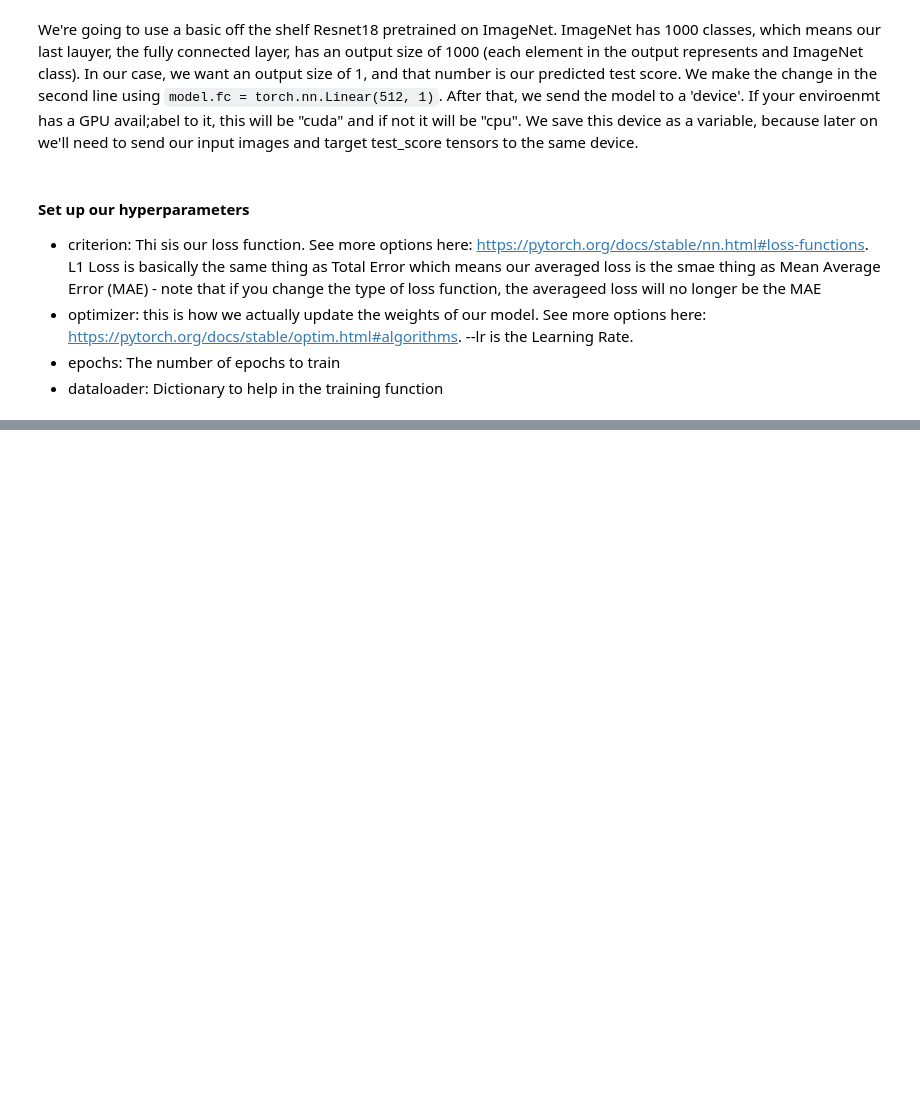
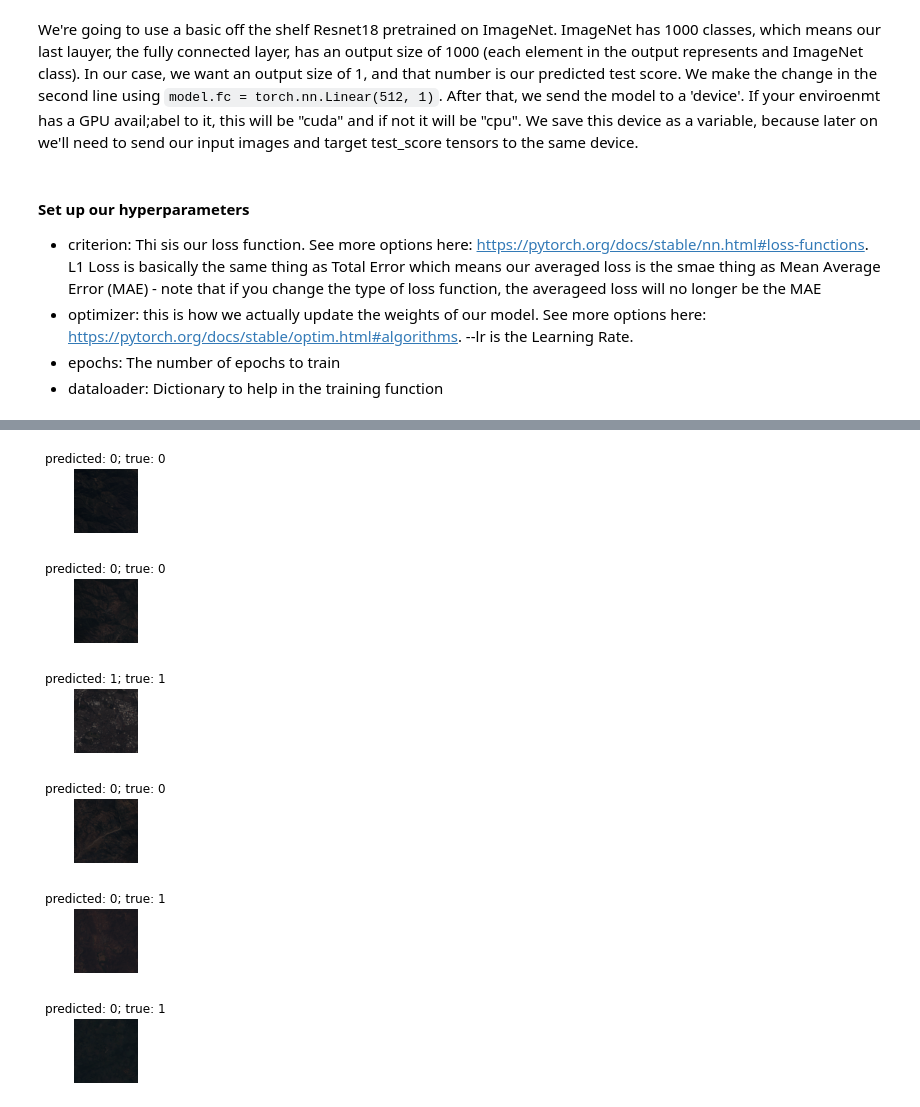
Before and after one commit to heatherbaier/geo-cci-tutorials, a Jupyter notebook: pytorch_tutorial.ipynb, the cells around one changed output, grey strips where cells are left out. Drawn from its saved outputs; the diff is of its cells as text; code cells hidden in the pictures; blank space fills up the shorter version.

```diff
--- a/pytorch_tutorial.ipynb
+++ b/pytorch_tutorial.ipynb
@@ -247,29 +247,37 @@ Epoch 7/14
 # %%
 def visualize_model(model, num_images=6):
     was_training = model.training
     model.eval()
     images_so_far = 0
     fig = plt.figure()
 
     with torch.no_grad():
         for i, (inputs, labels) in enumerate(dataloader['Validation']):
             inputs = inputs.to(device)
             labels = labels.to(device)
 
             outputs = model(inputs)
+            _, preds = torch.max(outputs, 1)
 
             for j in range(inputs.size()[0]):
                 images_so_far += 1
                 ax = plt.subplot(num_images//2, 2, images_so_far)
                 ax.axis('off')
-                ax.set_title('predicted: {}'.format(round(outputs[j].item(), 2)))
+                ax.set_title('predicted: {}; true: {}'.format(preds[j], labels[j]))
                 imshow(inputs.cpu().data[j])
 
                 if images_so_far == num_images:
                     model.train(mode=was_training)
                     return
-        model.train(mode = was_training)
+        model.train(mode=was_training)
 
 visualize_model(model)
+# %% [output]
+[figure, added]
+[figure, added]
+[figure, added]
+[figure, added]
+[figure, added]
+[figure, added]
 # %%
 def evaluate_accuracy(model):
```
Also changed, not shown: parts of 2 cells of this notebook, 2 other files.
